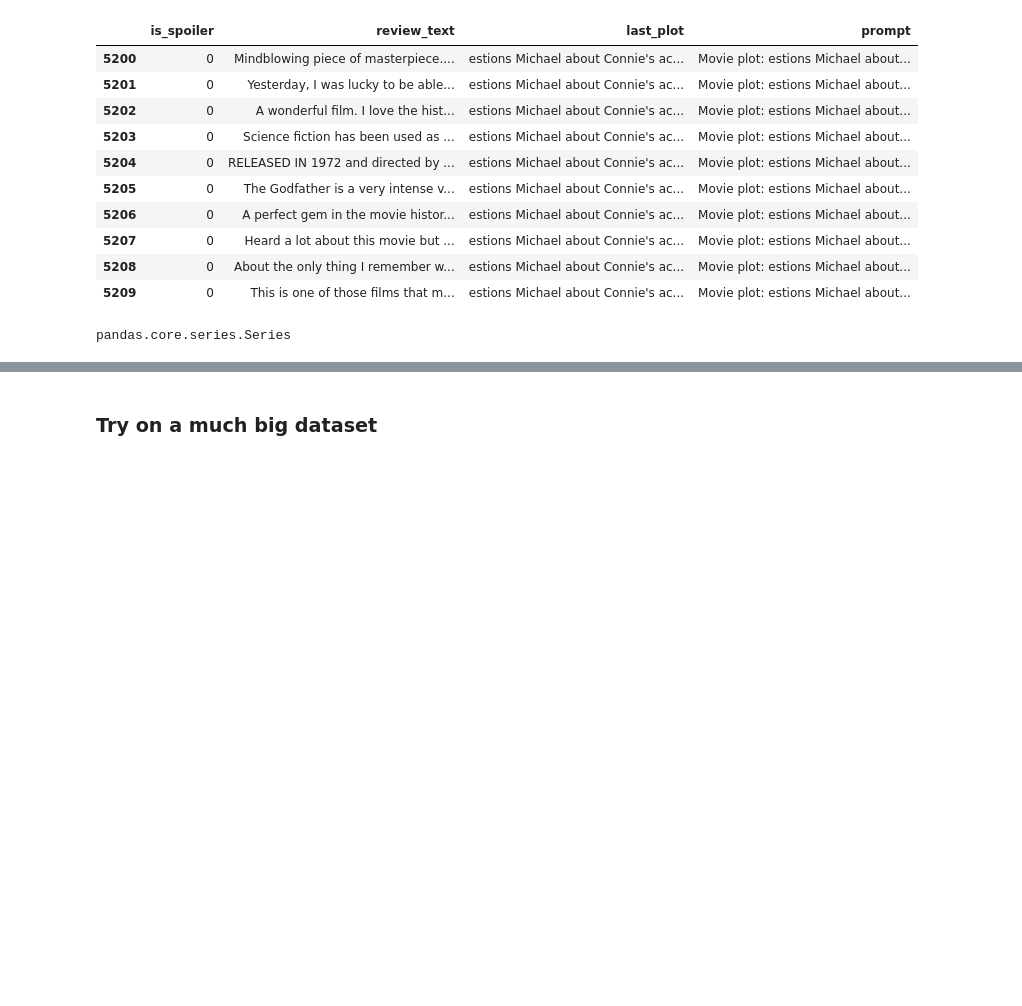
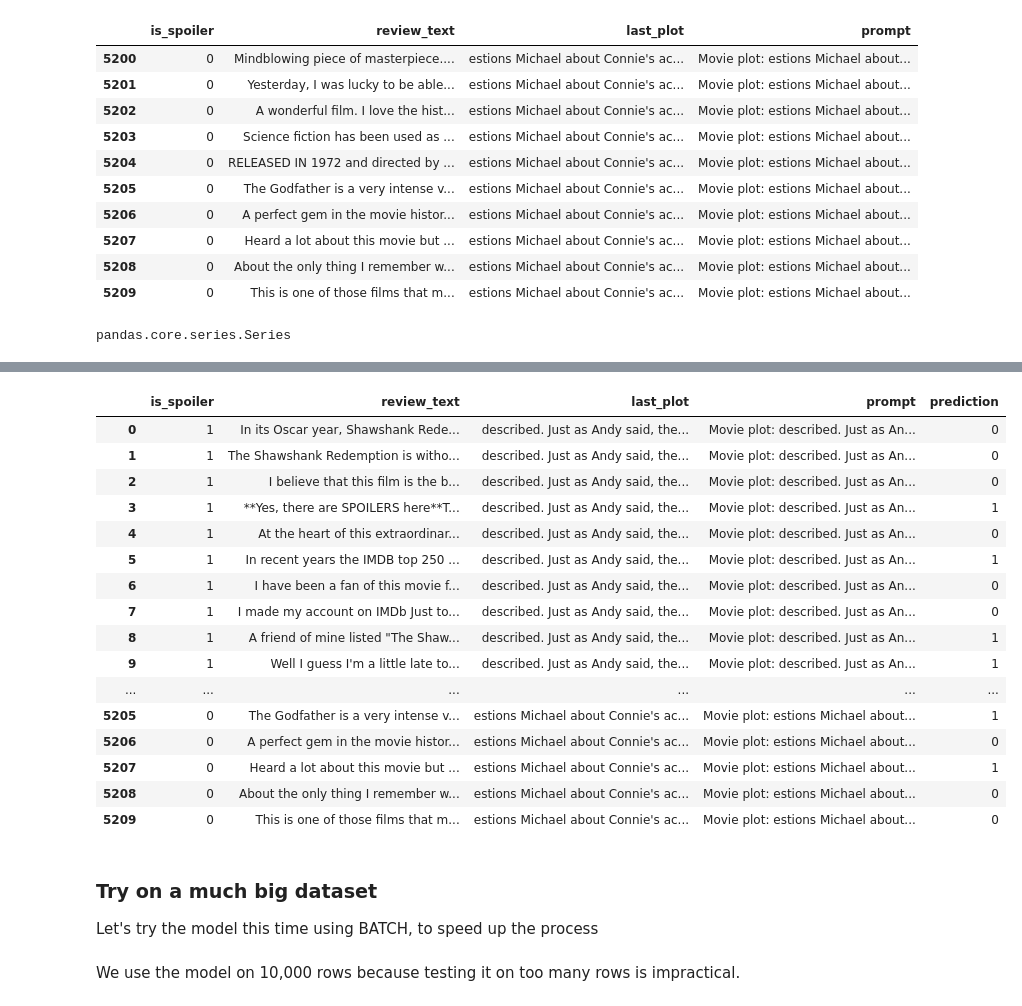
Before and after one commit to francocco99/Spoiler_Detecion_Project, a Jupyter notebook: Code/ZeroShotModel.ipynb, the cells around one changed output, grey strips where cells are left out. Cells and saved outputs as stored; diff of their text form; code cells hidden in the pictures; blank space fills up the shorter version.

```diff
--- a/Code/ZeroShotModel.ipynb
+++ b/Code/ZeroShotModel.ipynb
@@ -112,7 +108,7 @@ if torch.cuda.is_available():
 # %% [output]
 GPU disponibile!
 # %%
-model_id = "meta-llama/Meta-Llama-Guard-2-8B"
+model_id = "meta-llama/Meta-Llama-3-8B"
 # %%
 from transformers import pipeline
 # %%
@@ -188,7 +186,7 @@ type(dataSmall["prompt"])
 # %% [output]
 pandas.core.series.Series
 # %%
-apply_classification(dataSmall)
+results=apply_classification(dataSmall)
 # %% [output]
 Tokenizer was not supporting padding necessary for zero-shot, attempting to use  `pad_token=eos_token`
 Asking to truncate to max_length but no maximum length is provided and the model has no predefined maximum length. Default to no truncation.
@@ -233,3 +214,24 @@ You seem to be using the pipelines sequentially on GPU. In order to maximize eff
+# %%
+results
+# %% [output]
+|  | is_spoiler | review_text | last_plot | prompt | prediction |
+| 0 | 1 | In its Oscar year, Shawshank Rede... | described. Just as Andy said, the... | Movie plot: described. Just as An... | 0 |
+| 1 | 1 | The Shawshank Redemption is witho... | described. Just as Andy said, the... | Movie plot: described. Just as An... | 0 |
+| 2 | 1 | I believe that this film is the b... | described. Just as Andy said, the... | Movie plot: described. Just as An... | 0 |
+| 3 | 1 | **Yes, there are SPOILERS here**T... | described. Just as Andy said, the... | Movie plot: described. Just as An... | 1 |
+| 4 | 1 | At the heart of this extraordinar... | described. Just as Andy said, the... | Movie plot: described. Just as An... | 0 |
+| 5 | 1 | In recent years the IMDB top 250 ... | described. Just as Andy said, the... | Movie plot: described. Just as An... | 1 |
+| 6 | 1 | I have been a fan of this movie f... | described. Just as Andy said, the... | Movie plot: described. Just as An... | 0 |
+| 7 | 1 | I made my account on IMDb Just to... | described. Just as Andy said, the... | Movie plot: described. Just as An... | 0 |
+| 8 | 1 | A friend of mine listed "The Shaw... | described. Just as Andy said, the... | Movie plot: described. Just as An... | 1 |
+| 9 | 1 | Well I guess I'm a little late to... | described. Just as Andy said, the... | Movie plot: described. Just as An... | 1 |
+| ... | ... | ... | ... | ... | ... |
+| 5205 | 0 | The Godfather is a very intense v... | estions Michael about Connie's ac... | Movie plot: estions Michael about... | 1 |
+| 5206 | 0 | A perfect gem in the movie histor... | estions Michael about Connie's ac... | Movie plot: estions Michael about... | 0 |
+| 5207 | 0 | Heard a lot about this movie but ... | estions Michael about Connie's ac... | Movie plot: estions Michael about... | 1 |
+| 5208 | 0 | About the only thing I remember w... | estions Michael about Connie's ac... | Movie plot: estions Michael about... | 0 |
+| 5209 | 0 | This is one of those films that m... | estions Michael about Connie's ac... | Movie plot: estions Michael about... | 0 |
 # %% [markdown]
 ### Try on a much big dataset
+Let's try the model this time using BATCH, to speed up the process
 # %%
@@ -237,3 +239,5 @@ BATCH_SIZE=16
+# %% [markdown]
+We use the model on 10,000 rows because testing it on too many rows is impractical.
 # %%
 big_data,second_part = train_test_split(dataAll, train_size=10000, stratify=dataAll['is_spoiler'])
 # %%
```
Also changed, not shown: parts of 15 cells of this notebook, 10 other files.
